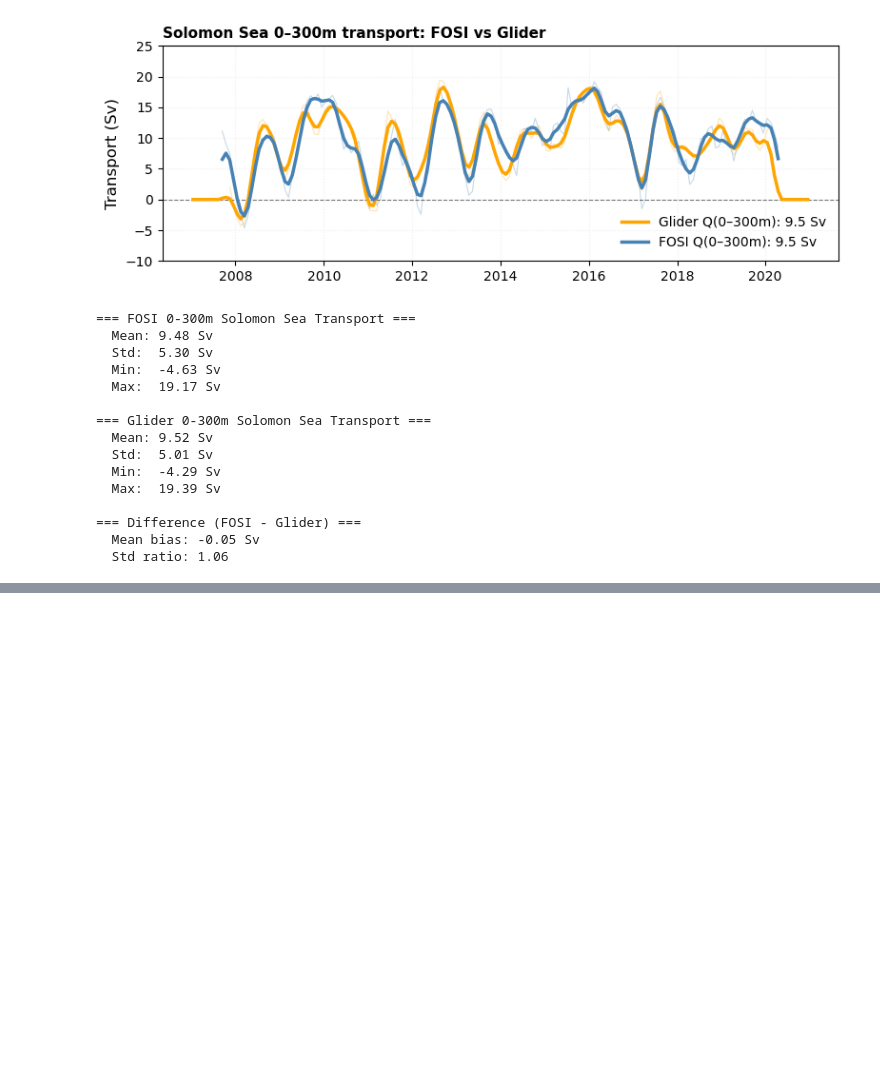
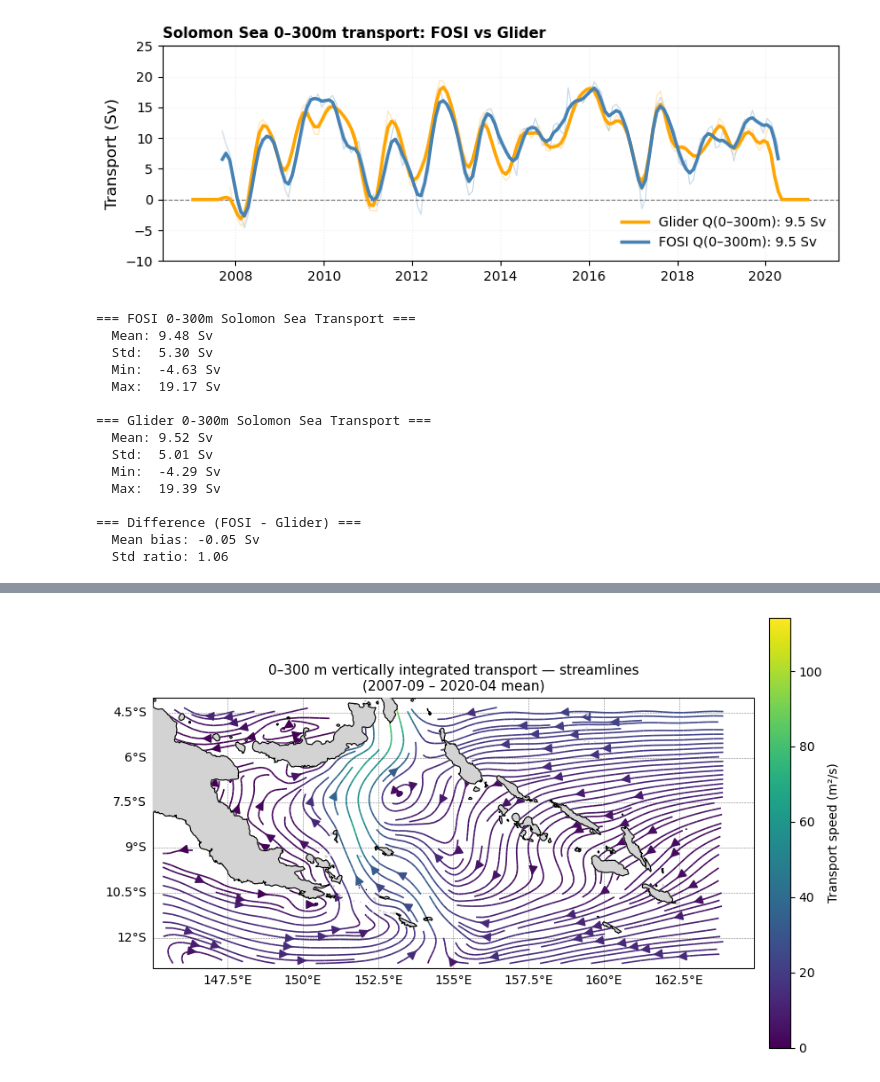
Before and after one commit to CassiaCai/stc_doubleitczbias, a Jupyter notebook: RtR_solomon_sea.ipynb, the cells around one changed output, grey strips where cells are left out. Cells and saved outputs as stored; diff of their text form; code cells hidden in the pictures; blank space fills up the shorter version.

```diff
--- a/RtR_solomon_sea.ipynb
+++ b/RtR_solomon_sea.ipynb
@@ -292,0 +296,81 @@ print(f"  Std ratio: {transport_final.std().values / transport_300m_mon_Sv.std()
+# %%
+field_u = 'UVEL'
+fname_u = f'g.e22.GOMIPECOIAF_JRA-1p4-2018.TL319_g17.SMYLE.005.pop.h.{field_u}.030601-036812.nc'
+ds_u = xr.open_dataset(fpath + fname_u)
+ds_u['time'] = fosi_montime_vals          # same time fix you applied to VVEL
+UVEL = ds_u[field_u].sel(time=slice('2007-09', '2020-04')).sel(z_t=slice(0, 30000))
+
+ds_meta = xr.open_dataset(fpath + fname)          # re-use your VVEL file
+dz = ds_meta['dz'].sel(z_t=slice(0, 30000))      # cm, same depth slice
+
+U_tmean = UVEL.mean('time')   # (z_t, nlat, nlon)
+V_tmean = VVEL.mean('time')
+
+U_int = (U_tmean * dz).sum('z_t') / 1e4   # cm²/s → m²/s
+V_int = (V_tmean * dz).sum('z_t') / 1e4
+TLAT  = ds_meta['TLAT']    # (nlat, nlon)
+TLONG = ds_meta['TLONG']   # (nlat, nlon)   0–360°
+
+lon_min, lon_max = 145, 165
+lat_min, lat_max = -13, -4
+
+# lon_min, lon_max = 140, 170
+# lat_min, lat_max = -30, 0
+
+region_mask = (
+    (TLAT  >= lat_min) & (TLAT  <= lat_max) &
+    (TLONG >= lon_min) & (TLONG <= lon_max)
+)
+
+U_reg = U_int.where(region_mask)
+V_reg = V_int.where(region_mask)
+lat_reg  = TLAT.where(region_mask)
+lon_reg  = TLONG.where(region_mask)
+
+lon_flat = lon_reg.values.ravel()
+lat_flat = lat_reg.values.ravel()
+U_flat   = U_reg.values.ravel()
+V_flat   = V_reg.values.ravel()
+
+# drop NaNs
+ok = np.isfinite(U_flat) & np.isfinite(V_flat)
+lon_g = np.linspace(lon_min, lon_max, 160) #80
+lat_g = np.linspace(lat_min, lat_max, 80) #40
+LON_G, LAT_G = np.meshgrid(lon_g, lat_g)
+
+U_grid = griddata((lon_flat[ok], lat_flat[ok]), U_flat[ok], (LON_G, LAT_G), method='linear')
+V_grid = griddata((lon_flat[ok], lat_flat[ok]), V_flat[ok], (LON_G, LAT_G), method='linear')
+
+# speed for coloring the streamlines
+speed = np.sqrt(U_grid**2 + V_grid**2)
+
+fig, ax = plt.subplots(
+    figsize=(9, 6),
+    subplot_kw=dict(projection=ccrs.PlateCarree())
+)
+ax.set_extent([lon_min, lon_max, lat_min, lat_max], crs=ccrs.PlateCarree())
+ax.add_feature(cfeature.LAND, zorder=5, color='lightgray')
+ax.add_feature(cfeature.COASTLINE, zorder=6, linewidth=0.8)
+
+strm = ax.streamplot(
+    lon_g, lat_g,
+    U_grid, V_grid,
+    color=speed,
+    cmap='viridis',
+    linewidth=1.2,
+    density=2,
+    arrowsize=1.5,
+    transform=ccrs.PlateCarree(),
+    zorder=4
+)
+cbar = plt.colorbar(strm.lines, ax=ax, orientation='vertical', pad=0.02, shrink=0.85)
+cbar.set_label('Transport speed (m²/s)')
+
+gl = ax.gridlines(draw_labels=True, linewidth=0.4, linestyle='--', color='gray')
+gl.top_labels = gl.right_labels = False
+ax.set_title('0–300 m vertically integrated transport — streamlines\n(2007-09 – 2020-04 mean)', fontsize=11)
+plt.tight_layout()
+plt.savefig('transport_streamlines.png', dpi=150)
+plt.show()
+# %% [output]
+[figure, added]
```
Also changed, not shown: parts of 3 cells of this notebook.
